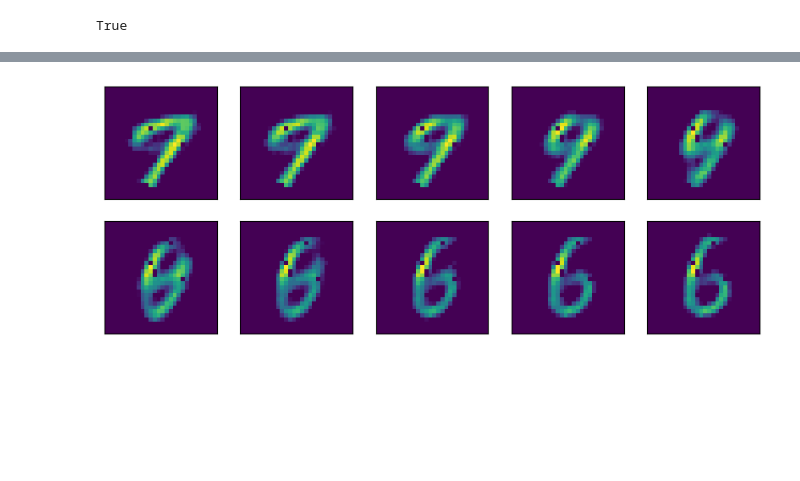
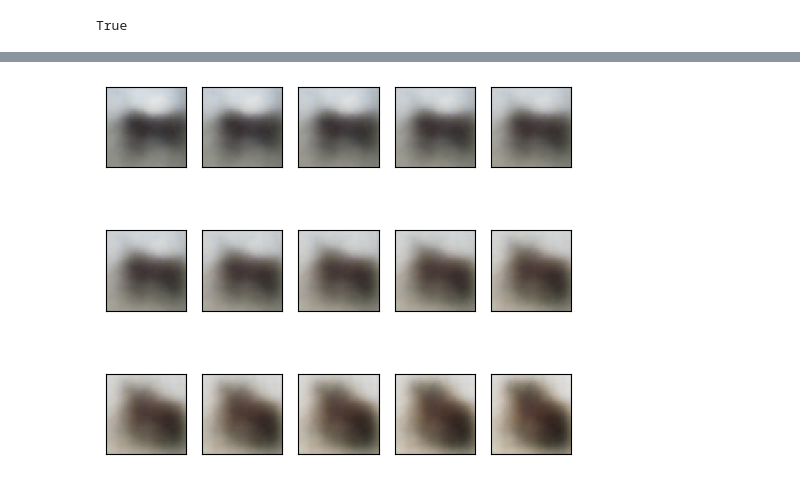
Before and after one commit to gregoiremrr/Huber_energy_VAE, a Jupyter notebook: main.ipynb, the cells around one changed output, grey strips where cells are left out. Drawn from its saved outputs; the diff is of its cells as text; code cells hidden in the pictures; blank space fills up the shorter version.

Commit message:
More general code (for several data sets

```diff
--- a/main.ipynb
+++ b/main.ipynb
@@ -16,0 +41,9 @@ True
+# %%
+mnist_parameters = {'input_dim': (28,28,1),
+                    'latent_dim': 8}
+
+cifar10_parameters = {'input_dim': train_images_cifar10[0].shape,
+                    'latent_dim':12}
+
+fashion_minst_parameters = {'input_dim': train_images_fashion_mnist[0].shape,
+                    'latent_dim':12}
@@ -17,3 +109,8 @@ True
+# %%
+# Use here the parameters of the studied data set
+
+parameters = cifar10_parameters # mnist_parameters or cifar10_parameters or fashion_mnist_parameters
+training_parameters = cifar10_training_parameters # mnist_training_parameters or cifar10_training_parameters or fashion_mnist_training_parameters
 # %%
 class VAE_Huber_energy:
 
@@ -162,0 +210,8 @@ Epoch 120, Reconstruction Error: 32.7128791809082, RS Distance: 0.03315901756286
+# %%
+model = VAE_Huber_energy(latent_dim = parameters['latent_dim'],
+                         encoder = parameters['encoder'],
+                         decoder = parameters['decoder'])
+
+model.train(data = training_parameters['dataset'],
+            epochs = training_parameters['epochs'],
+            batch_size = training_parameters['batch_size'])
@@ -199,21 +253,20 @@ plt.show()
 # %%
-img0 = train_images[15]
-img0_encoded = model.encoder(tf.reshape(img0, [1,28,28]))
+img0 = training_parameters['dataset'][12]
+img0_encoded = model.encoder(tf.expand_dims(img0, axis = 0))
 
-img1 = train_images[18]
-img1_encoded = model.encoder(tf.reshape(img1, [1,28,28]))
+img1 = training_parameters['dataset'][18]
+img1_encoded = model.encoder(tf.expand_dims(img1, axis = 0))
 
-imgs = [model.decoder([(1-t)*img0_encoded + t*img1_encoded]) for t in np.linspace(0, 1, 10)]
+imgs = [model.decoder([(1-t)*img0_encoded + t*img1_encoded]) for t in np.linspace(0, 1, 15)]
 
-
-plt.figure(figsize=(10,10))
-for i in range(10):
+plt.figure(figsize=(6,9))
+for i in range(15):
     plt.subplot(5,5,i+1)
     plt.xticks([])
     plt.yticks([])
     plt.grid(False)
     img = imgs[i]
-    plt.imshow(img[0,0])
+    plt.imshow(img[0])
 plt.show()
 # %% [output]
-[figure, old version]
+[figure, new version]
```
Also changed, not shown: parts of 9 cells of this notebook.
